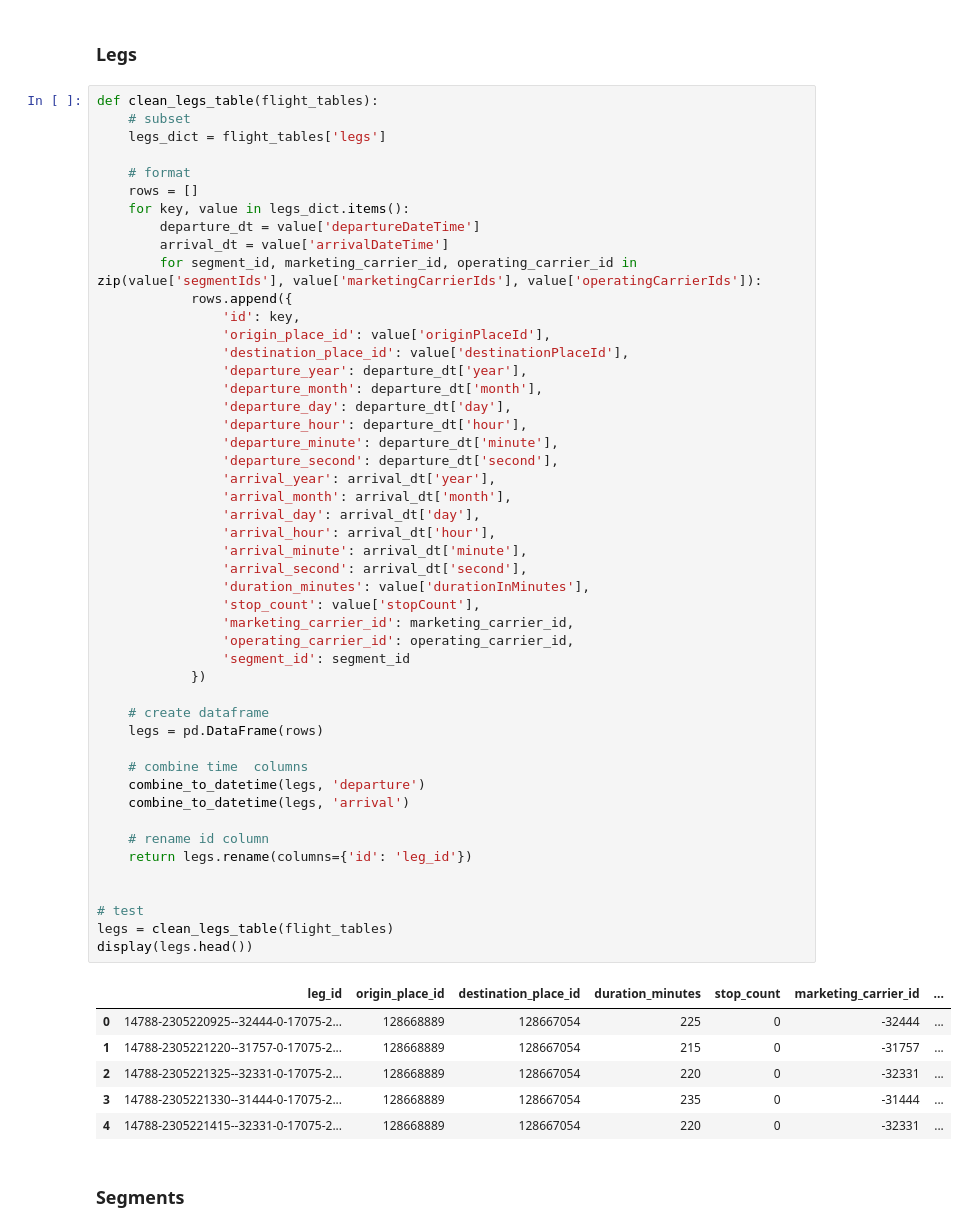
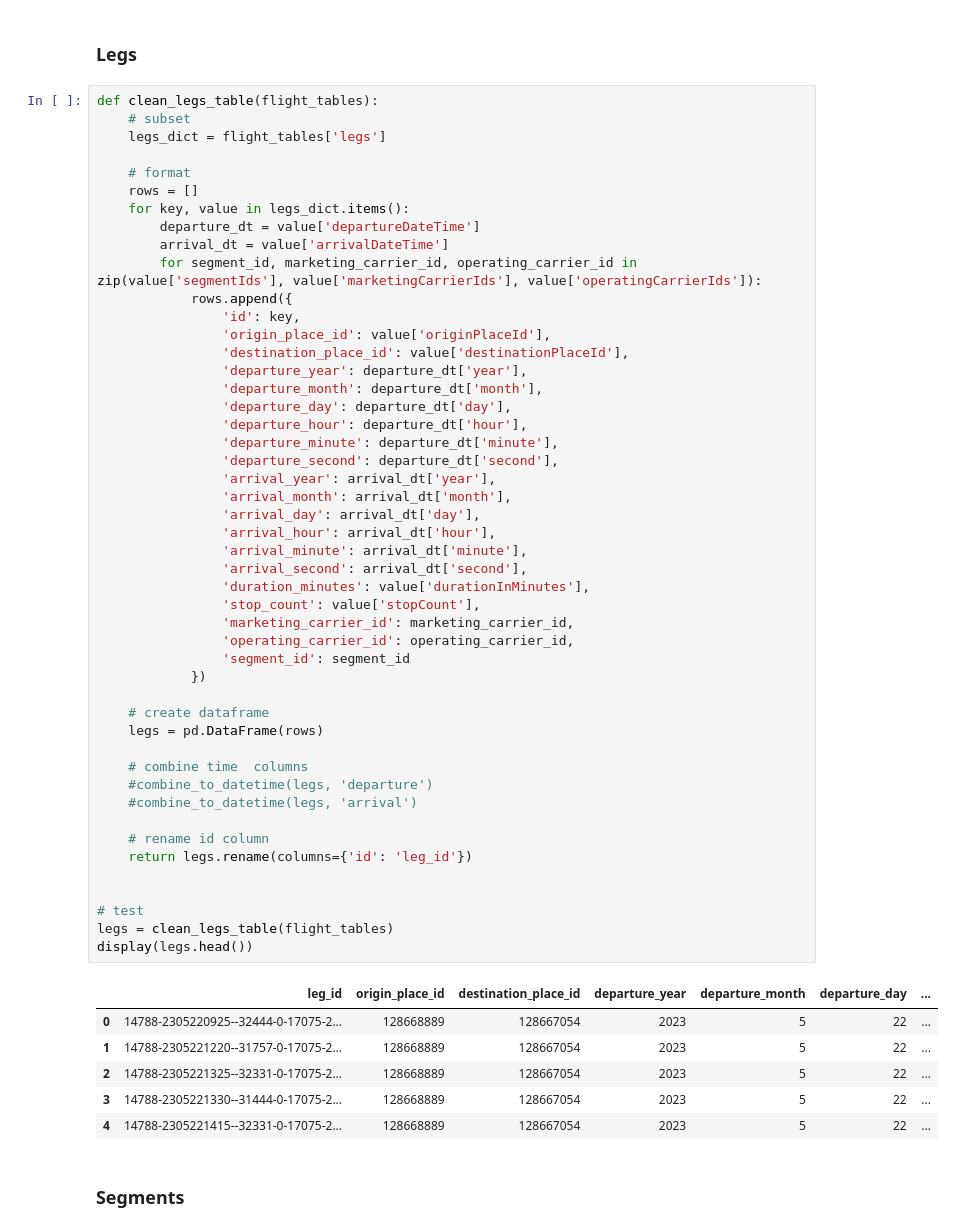
Before and after one commit to vdelimad/tsb-with-reinforcement-learning, a Jupyter notebook: Code/flight_data_gathering.ipynb, the cells around one changed output. Cells and saved outputs as stored; diff of their text form.

```diff
--- a/Code/flight_data_gathering.ipynb
+++ b/Code/flight_data_gathering.ipynb
@@ -123,41 +139,41 @@ def clean_legs_table(flight_tables):
                 'departure_day': departure_dt['day'],
                 'departure_hour': departure_dt['hour'],
                 'departure_minute': departure_dt['minute'],
                 'departure_second': departure_dt['second'],
                 'arrival_year': arrival_dt['year'],
                 'arrival_month': arrival_dt['month'],
                 'arrival_day': arrival_dt['day'],
                 'arrival_hour': arrival_dt['hour'],
                 'arrival_minute': arrival_dt['minute'],
                 'arrival_second': arrival_dt['second'],
                 'duration_minutes': value['durationInMinutes'],
                 'stop_count': value['stopCount'],
                 'marketing_carrier_id': marketing_carrier_id,
                 'operating_carrier_id': operating_carrier_id,
                 'segment_id': segment_id
             })
 
     # create dataframe
     legs = pd.DataFrame(rows)
 
     # combine time  columns
-    combine_to_datetime(legs, 'departure')
-    combine_to_datetime(legs, 'arrival')
+    #combine_to_datetime(legs, 'departure')
+    #combine_to_datetime(legs, 'arrival')
 
     # rename id column
     return legs.rename(columns={'id': 'leg_id'})
 
 
 # test
 legs = clean_legs_table(flight_tables)
 display(legs.head())
 # %% [output]
-|  | leg_id | origin_place_id | destination_place_id | duration_minutes | stop_count | marketing_carrier_id | ... |
-| 0 | 14788-2305220925--32444-0-17075-2... | 128668889 | 128667054 | 225 | 0 | -32444 | ... |
-| 1 | 14788-2305221220--31757-0-17075-2... | 128668889 | 128667054 | 215 | 0 | -31757 | ... |
-| 2 | 14788-2305221325--32331-0-17075-2... | 128668889 | 128667054 | 220 | 0 | -32331 | ... |
-| 3 | 14788-2305221330--31444-0-17075-2... | 128668889 | 128667054 | 235 | 0 | -31444 | ... |
-| 4 | 14788-2305221415--32331-0-17075-2... | 128668889 | 128667054 | 220 | 0 | -32331 | ... |
+|  | leg_id | origin_place_id | destination_place_id | departure_year | departure_month | departure_day | ... |
+| 0 | 14788-2305220925--32444-0-17075-2... | 128668889 | 128667054 | 2023 | 5 | 22 | ... |
+| 1 | 14788-2305221220--31757-0-17075-2... | 128668889 | 128667054 | 2023 | 5 | 22 | ... |
+| 2 | 14788-2305221325--32331-0-17075-2... | 128668889 | 128667054 | 2023 | 5 | 22 | ... |
+| 3 | 14788-2305221330--31444-0-17075-2... | 128668889 | 128667054 | 2023 | 5 | 22 | ... |
+| 4 | 14788-2305221415--32331-0-17075-2... | 128668889 | 128667054 | 2023 | 5 | 22 | ... |
 # %% [markdown]
 ### Segments
 # %%
```
Also changed, not shown: parts of 14 cells of this notebook, 7 other files.
